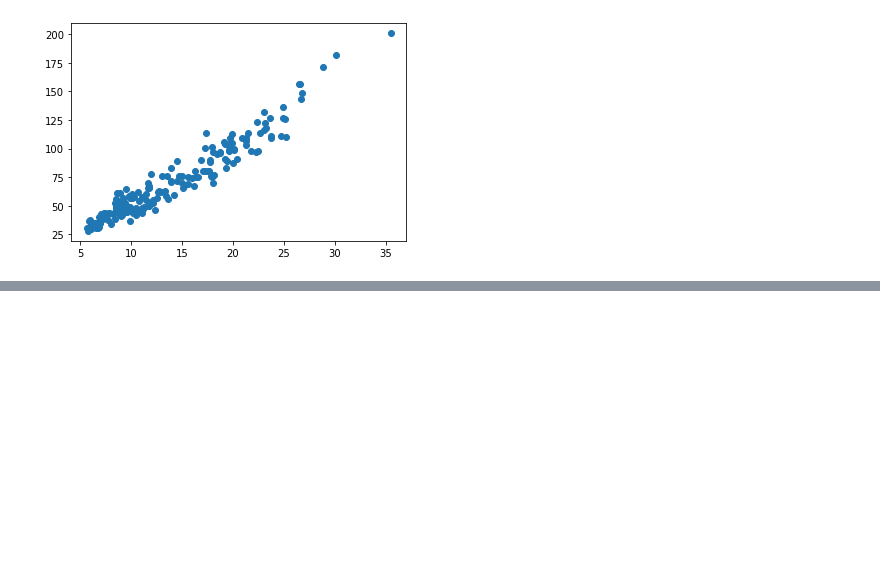
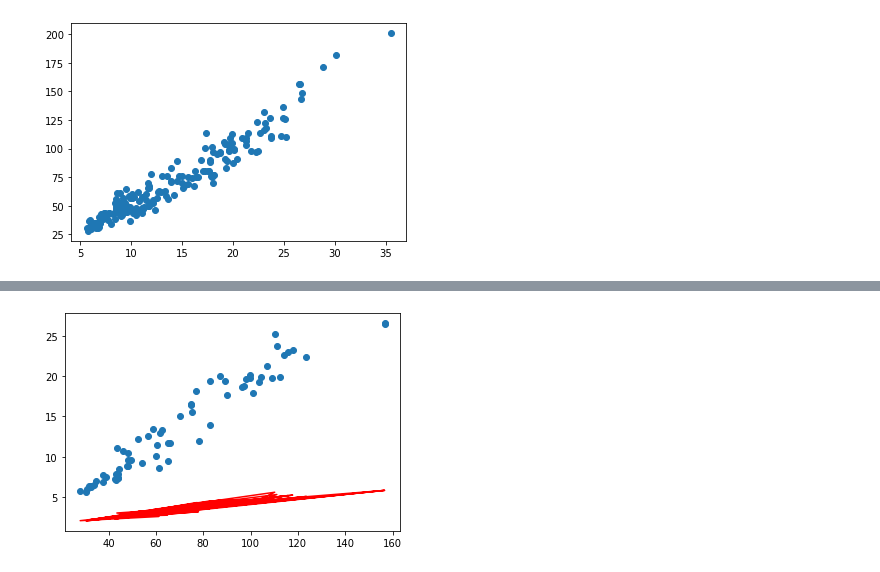
Before and after one commit to akollikonda/DS-Projects, a Jupyter notebook: notebooks/regression.ipynb, the cells around one changed output, grey strips where cells are left out. Drawn from its saved outputs; the diff is of its cells as text; code cells hidden in the pictures; blank space fills up the shorter version.

```diff
--- a/notebooks/regression.ipynb
+++ b/notebooks/regression.ipynb
@@ -131,0 +151,8 @@ Notes:
+# %%
+plt.scatter(X_test,y_test)
+
+plt.plot(X_test,b0+b1*y_test,'r')
+
+plt.show()
+# %% [output]
+[figure, added]
```
Also changed, not shown: parts of 7 cells of this notebook.
